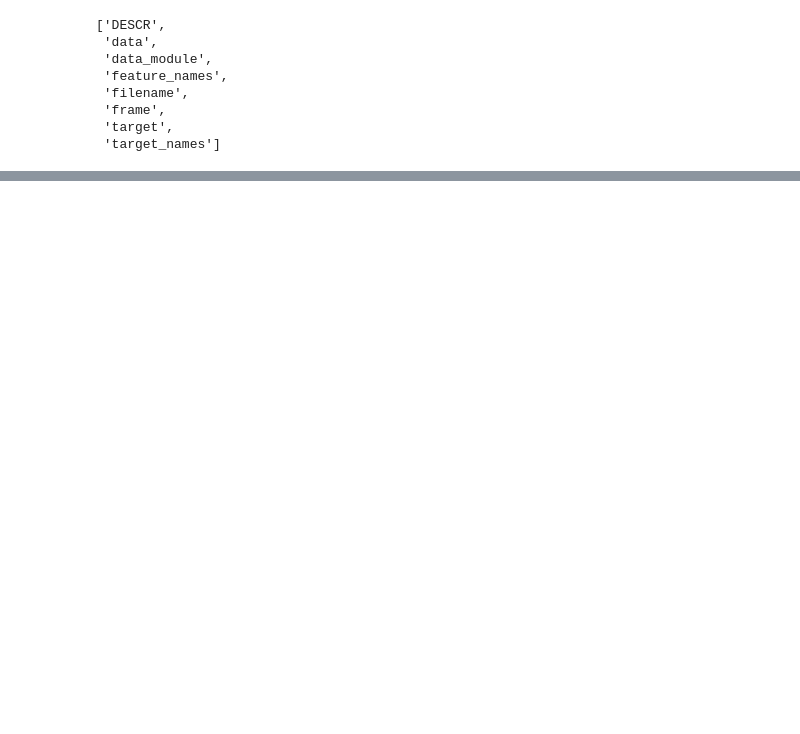
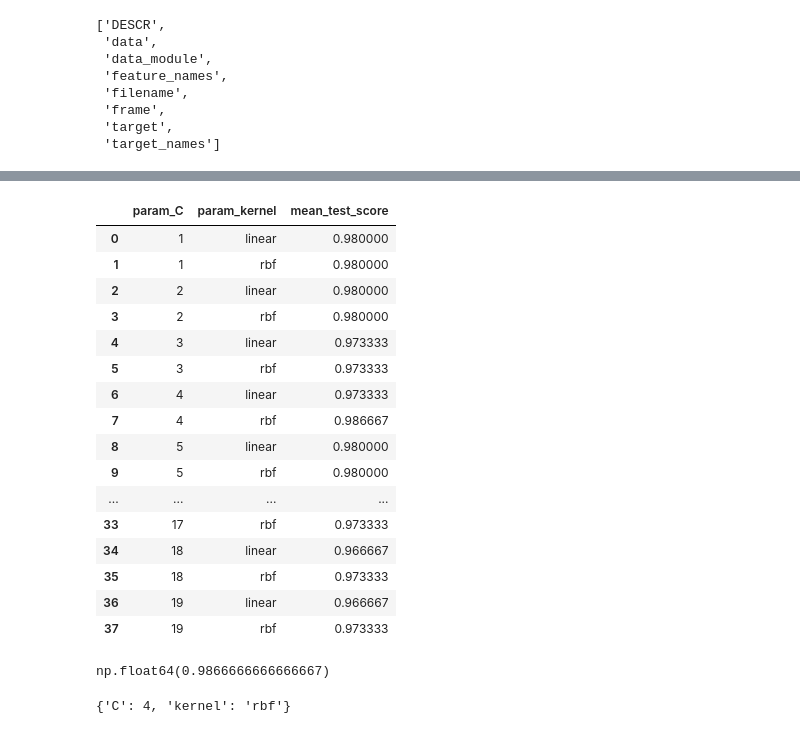
Before and after one commit to cmd-cosmos/ml-algorithms, a Jupyter notebook: Evaluation-and-Post-Training/Hyper-Parameter-Tuning/hyperparameter-tuning.ipynb, the cells around one changed output, grey strips where cells are left out. Drawn from its saved outputs; the diff is of its cells as text; code cells hidden in the pictures; blank space fills up the shorter version.

Commit message:
added manual method for testing multiple hyperparameter values using nested for loops and the sklearn GridSearchCV API for doing so automatically, heavy computation cost for multiple parameters.

```diff
--- a/Evaluation-and-Post-Training/Hyper-Parameter-Tuning/hyperparameter-tuning.ipynb
+++ b/Evaluation-and-Post-Training/Hyper-Parameter-Tuning/hyperparameter-tuning.ipynb
@@ -40,0 +116,11 @@ model = SVC(kernel='rbf', C=2.0, gamma='auto')
+# %%
+### This process of nested for loops for different hyperparameters scales up.
+### sklearn has an API called gridsearchCV which does the same thing.
+### high computation costs
+
+clf = GridSearchCV(SVC(gamma='auto'), {
+    'C':range(1,20),
+    'kernel':['linear','rbf']
+}, cv=5, return_train_score=False)
+
+clf.fit(iris.data, iris.target)
@@ -40,0 +150,31 @@ model = SVC(kernel='rbf', C=2.0, gamma='auto')
+# %%
+df = pd.DataFrame(clf.cv_results_)
+df[['param_C', 'param_kernel', 'mean_test_score']]
+
+# first 4 are the most optimal
+# %% [output]
+|  | param_C | param_kernel | mean_test_score |
+| 0 | 1 | linear | 0.980000 |
+| 1 | 1 | rbf | 0.980000 |
+| 2 | 2 | linear | 0.980000 |
+| 3 | 2 | rbf | 0.980000 |
+| 4 | 3 | linear | 0.973333 |
+| 5 | 3 | rbf | 0.973333 |
+| 6 | 4 | linear | 0.973333 |
+| 7 | 4 | rbf | 0.986667 |
+| 8 | 5 | linear | 0.980000 |
+| 9 | 5 | rbf | 0.980000 |
+| ... | ... | ... | ... |
+| 33 | 17 | rbf | 0.973333 |
+| 34 | 18 | linear | 0.966667 |
+| 35 | 18 | rbf | 0.973333 |
+| 36 | 19 | linear | 0.966667 |
+| 37 | 19 | rbf | 0.973333 |
+# %%
+clf.best_score_
+# %% [output]
+np.float64(0.9866666666666667)
+# %%
+clf.best_params_
+# %% [output]
+{'C': 4, 'kernel': 'rbf'}
```
Also changed, not shown: parts of 10 cells of this notebook.
